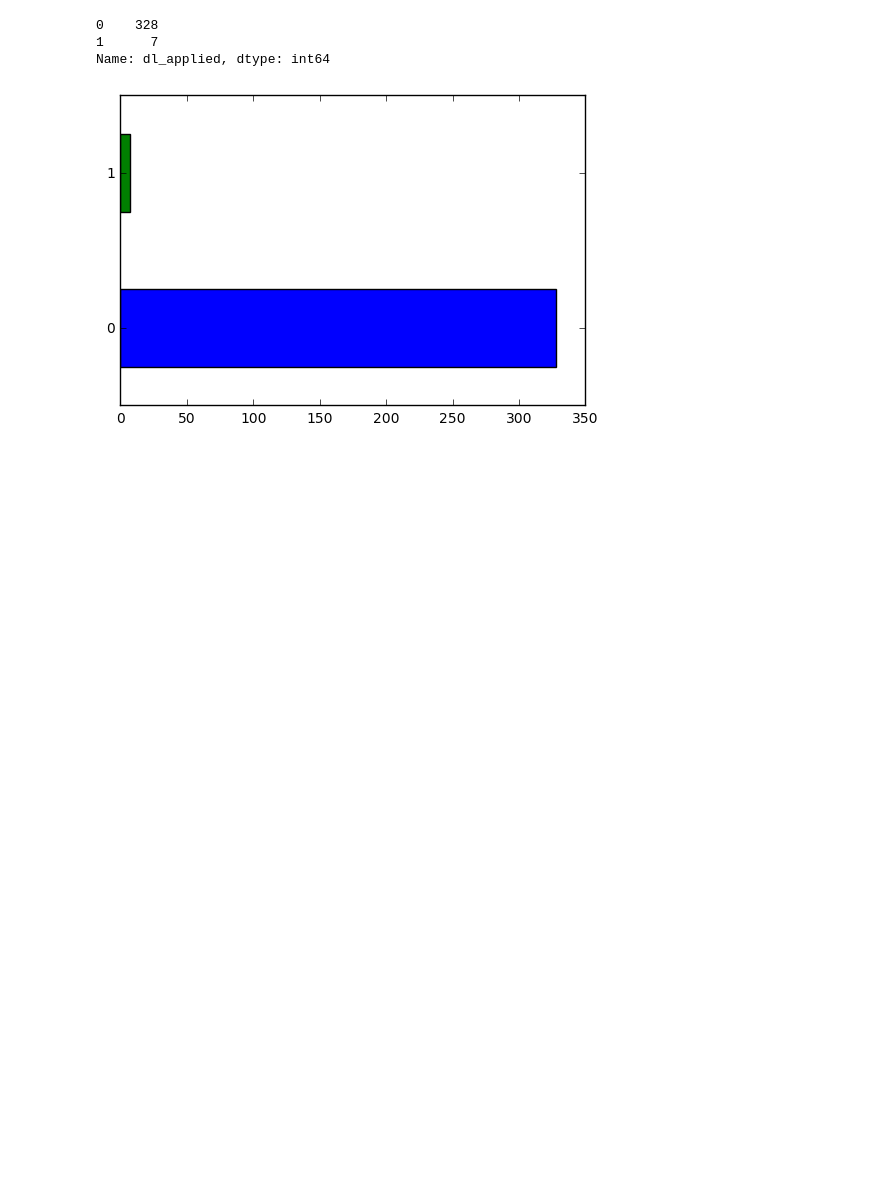
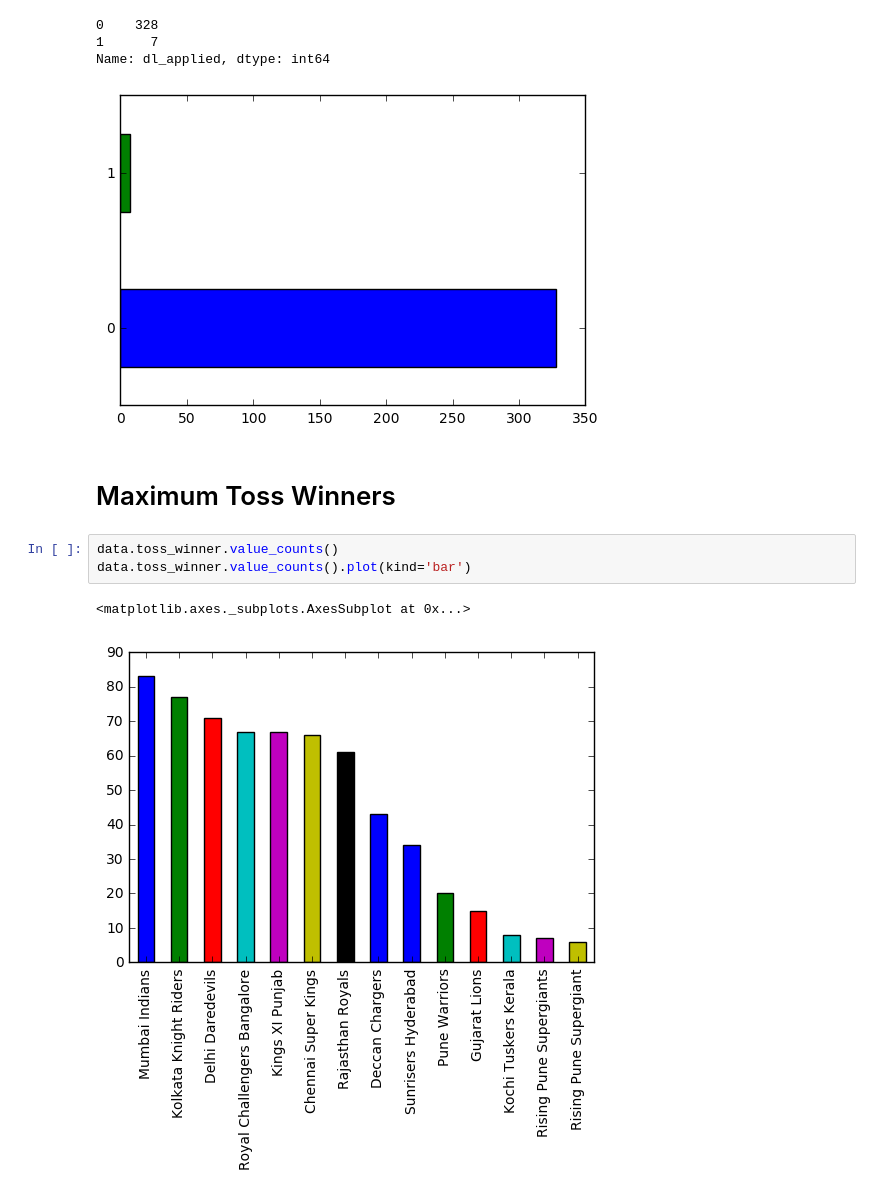
Before and after one commit to 20Aditya/IPLdatasheetKaggle_Analysis, a Jupyter notebook: Data_Analysis_IPLdatesheet.ipynb, the cells around one changed output. Cells and saved outputs as stored; diff of their text form; blank space fills up the shorter version.

Commit message:
More visualisations

```diff
--- a/Data_Analysis_IPLdatesheet.ipynb
+++ b/Data_Analysis_IPLdatesheet.ipynb
@@ -266,3 +243,11 @@ print(df.dl_applied.value_counts())
 1      7
 Name: dl_applied, dtype: int64
 [figure]
+# %% [markdown]
+<h1>Maximum Toss Winners</h1>
+# %%
+data.toss_winner.value_counts()
+data.toss_winner.value_counts().plot(kind='bar')
+# %% [output]
+<matplotlib.axes._subplots.AxesSubplot at 0x...>
+[figure, added]
```
Also changed, not shown: parts of 5 cells of this notebook.
